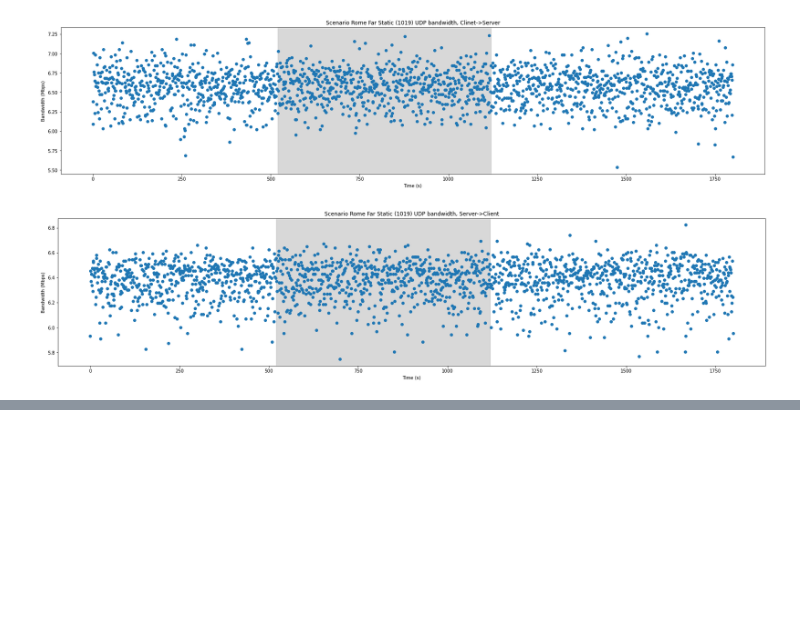
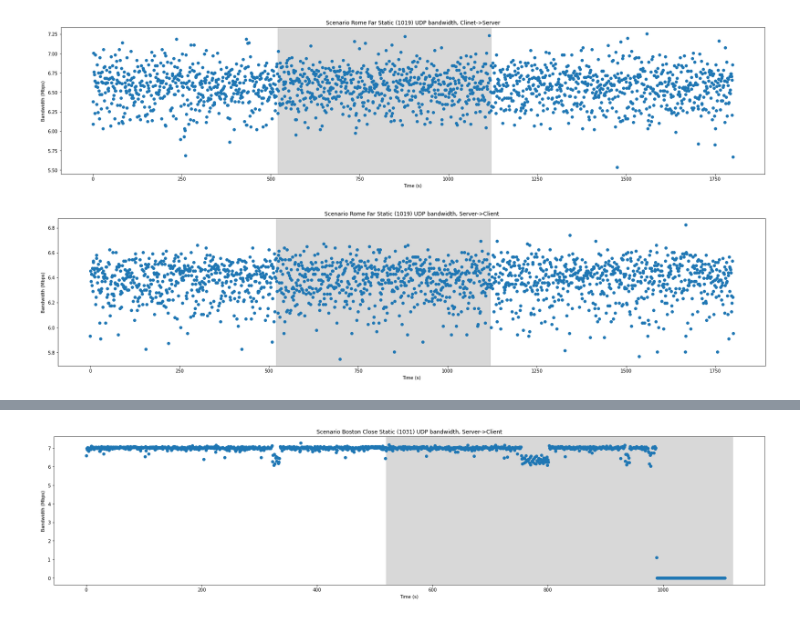
Before and after one commit to nislab/gensync, a Jupyter notebook: run/analysis.ipynb, the cells around one changed output, grey strips where cells are left out. Saved outputs shown, nothing was run; the diff lists cells and outputs as text; code cells hidden in the pictures; blank space fills up the shorter version.

```diff
--- a/run/analysis.ipynb
+++ b/run/analysis.ipynb
@@ -1159,0 +1183,5 @@ plot_iperf_time_series(cnv_Mbps(data), 'Scenario Rome Far Static (1019) UDP band
+# %%
+data = ca.parse_iperf('plain_data/network/udp/benchmark_net_045810728_1031/iperf3_server_to_client.json')
+plot_iperf_time_series(cnv_Mbps(data), 'Scenario Boston Close Static (1031) UDP bandwidth, Server->Client')
+# %% [output]
+[figure, added]
```
Also changed, not shown: parts of 19 cells of this notebook, 2 other files.
